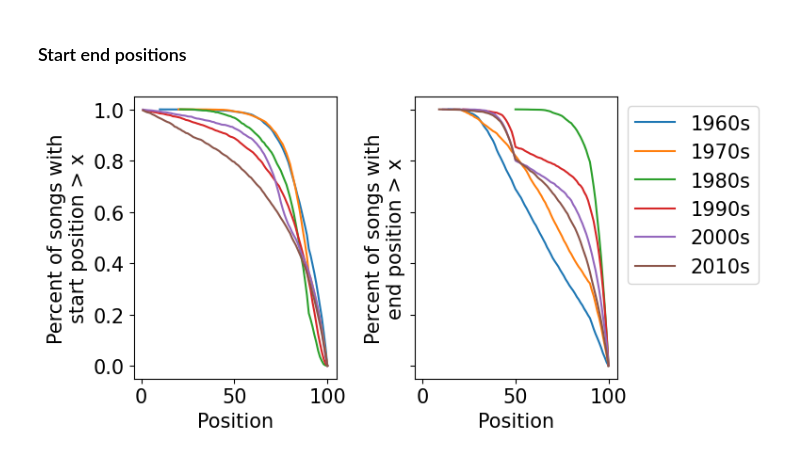
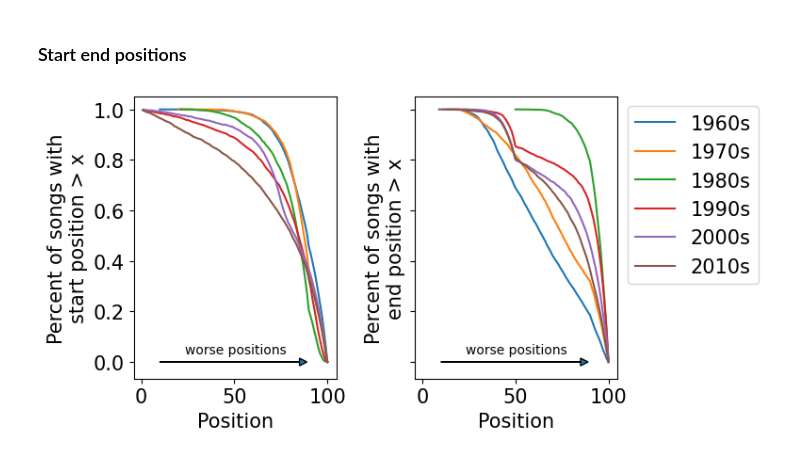
Before and after one commit to martalech/pop_charts_dynamics, a Jupyter notebook: decades_similarities.ipynb, the cells around one changed output. Saved outputs shown, nothing was run; the diff lists cells and outputs as text; code cells hidden in the pictures.

```diff
--- a/decades_similarities.ipynb
+++ b/decades_similarities.ipynb
@@ -814,31 +714,36 @@ for year in range(1960, 2020, 10):
             all_songs_in_decade["song_name"].isin(songs_from_other_decades["song_name"]))]
 
     start_weeks = songs_from_decade.groupby(["artist", "song_name"])["first_day_of_the_week"].min().reset_index()
     end_weeks = songs_from_decade.groupby(["artist", "song_name"])["first_day_of_the_week"].max().reset_index()
 
     start_positions = start_weeks.drop_duplicates().merge(songs_from_decade, on=["artist", "song_name", "first_day_of_the_week"])["position"]
     end_positions = end_weeks.drop_duplicates().merge(songs_from_decade, on=["artist", "song_name", "first_day_of_the_week"])["position"]
 
     count_start_positions = start_positions.value_counts().sort_index()
     count_end_positions = end_positions.value_counts().sort_index()
 
     cdf_start = count_start_positions.values.cumsum() / count_start_positions.values.sum()
     ccdf_start = 1 - cdf_start
 
     cdf_end = count_end_positions.values.cumsum() / count_end_positions.values.sum()
     ccdf_end = 1 - cdf_end
 
     axes[0].plot(count_start_positions.index, ccdf_start, label=f"{year}s")
     axes[0].set_xlabel("Position")
     axes[0].set_ylabel("Percent of songs with\nstart position > x")
 
     axes[1].plot(count_end_positions.index, ccdf_end, label=f"{year}s")
     axes[1].set_xlabel("Position")
     axes[1].set_ylabel("Percent of songs with\nend position > x")
     axes[1].legend(bbox_to_anchor=(1, 1))
 
+axes[0].text(0.25, 0.09, "worse positions", transform=axes[0].transAxes, fontsize=10)
+axes[0].arrow(10, 0, 75, 0, head_width=0.03, head_length=4, linewidth=1, clip_on=False)
+axes[1].text(0.25, 0.09, "worse positions", transform=axes[1].transAxes, fontsize=10)
+axes[1].arrow(10, 0, 75, 0, head_width=0.03, head_length=4, linewidth=1, clip_on=False)
+
 fig.tight_layout()
 plt.savefig("figures/ccdf_distribution_start_end_positions_decades.pdf", format="pdf", bbox_inches="tight")
 plt.show()
 # %% [output]
-[figure, old version]
+[figure, new version]
```
Also changed, not shown: parts of 5 cells of this notebook, 15 other files.
